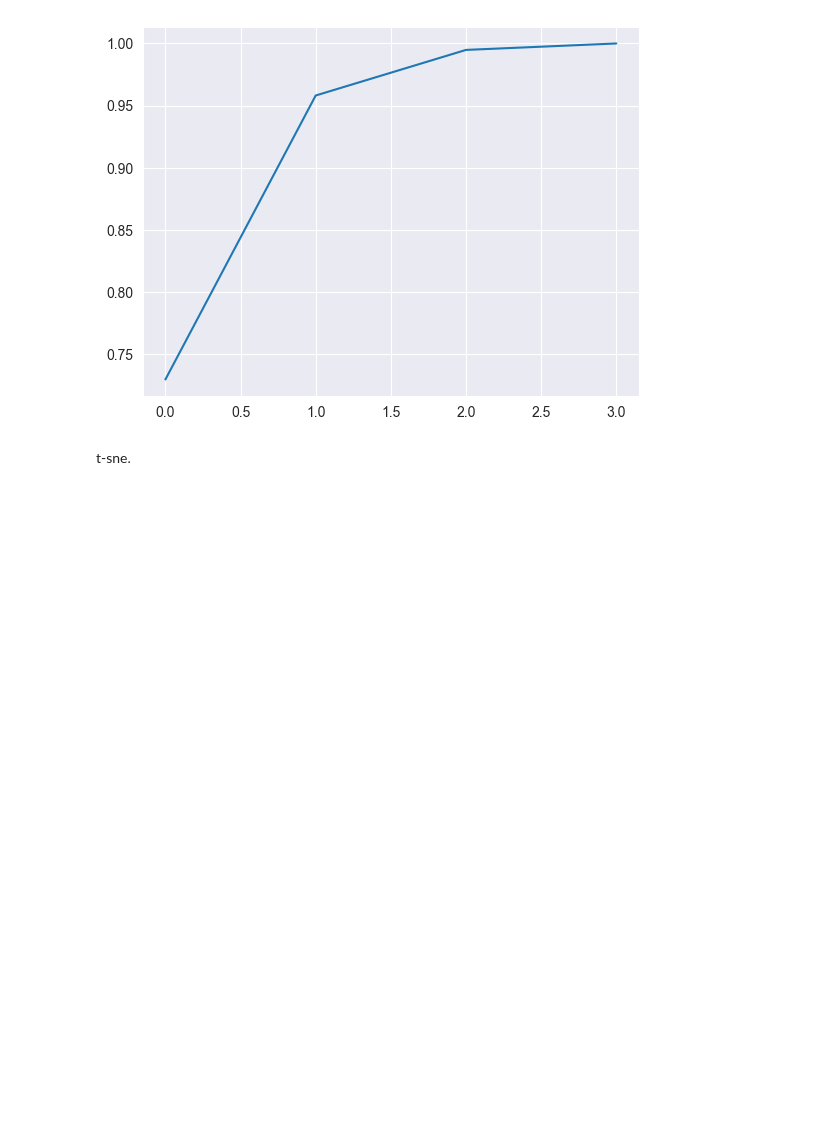
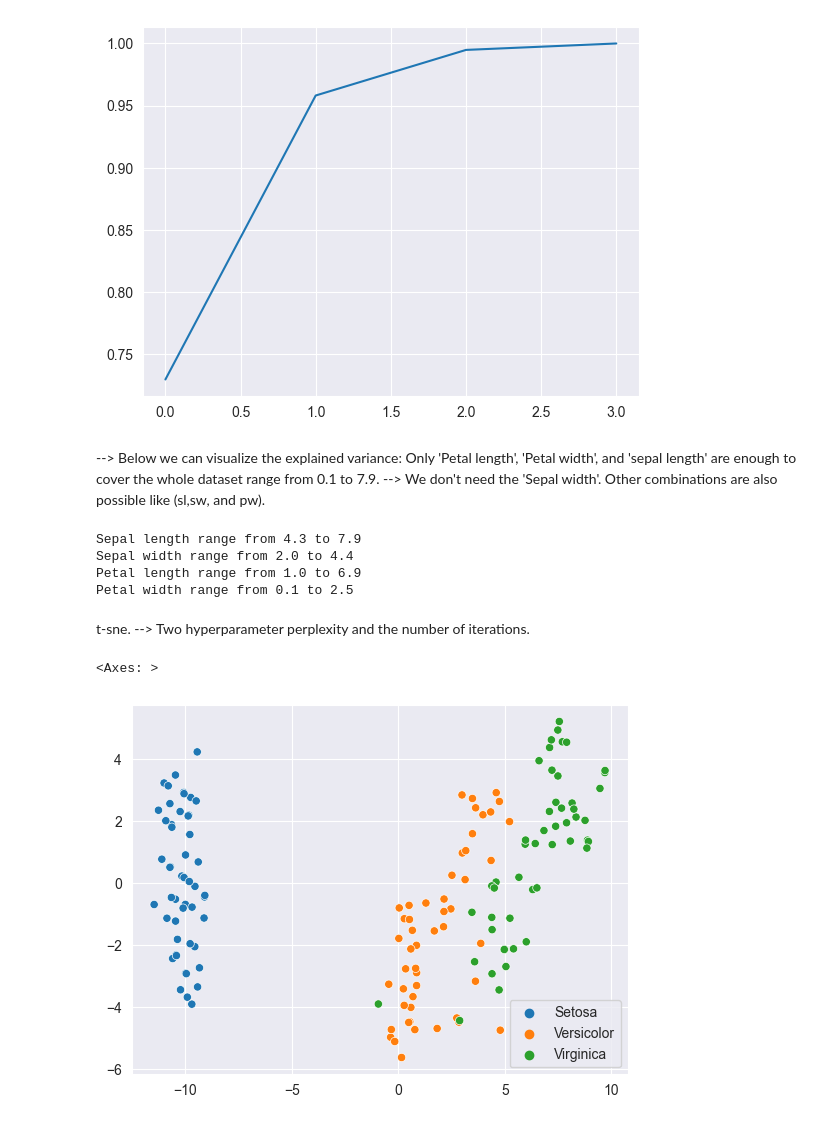
Before and after one commit to Arjun1425/MachineLearning, a Jupyter notebook: Dimensionality Reduction.ipynb, the cells around one changed output. Cells and saved outputs as stored; diff of their text form; code cells hidden in the pictures; blank space fills up the shorter version.

```diff
--- a/Dimensionality Reduction.ipynb
+++ b/Dimensionality Reduction.ipynb
@@ -135,5 +136,31 @@ plt.plot(explained_variance_cumsum)                                    # In the
 # %% [output]
 [<matplotlib.lines.Line2D at 0x...>]
 [figure]
+# %% [markdown]
+--> Below we can visualize the explained variance: Only 'Petal length', 'Petal width', and 'sepal length' are enough to cover the whole dataset range from 0.1 to 7.9.
+--> We don't need the 'Sepal width'. Other combinations are also possible like (sl,sw, and pw).
+# %%
+print(f"Sepal length range from {min(iris['sepal.length'].values)} to {max(iris['sepal.length'].values)}")
+print(f"Sepal width range from {min(iris['sepal.width'].values)} to {max(iris['sepal.width'].values)}")
+print(f"Petal length range from {min(iris['petal.length'].values)} to {max(iris['petal.length'].values)}")
+print(f"Petal width range from {min(iris['petal.width'].values)} to {max(iris['petal.width'].values)}")
+# %% [output]
+Sepal length range from 4.3 to 7.9
+Sepal width range from 2.0 to 4.4
+Petal length range from 1.0 to 6.9
+Petal width range from 0.1 to 2.5
 # %% [markdown]
-t-sne.
+t-sne. --> Two hyperparameter perplexity and the number of iterations.
+# %%
+from sklearn.manifold import TSNE
+data = iris.iloc[:,:-1].values
+scaler_data = StandardScaler().fit_transform(data)
+labels = iris.iloc[:,-1].values
+tsne = TSNE(n_components=2, random_state=0, perplexity=30, n_iter=300)
+tsne_result = tsne.fit_transform(scaler_data)
+tsne_1 = tsne_result[:,0]
+tsne_2 = tsne_result[:,1]
+sns.scatterplot(x=tsne_1, y=tsne_2, hue=labels)
+# %% [output]
+<Axes: >
+[figure, added]
```
Also changed, not shown: parts of 1 cell of this notebook.
